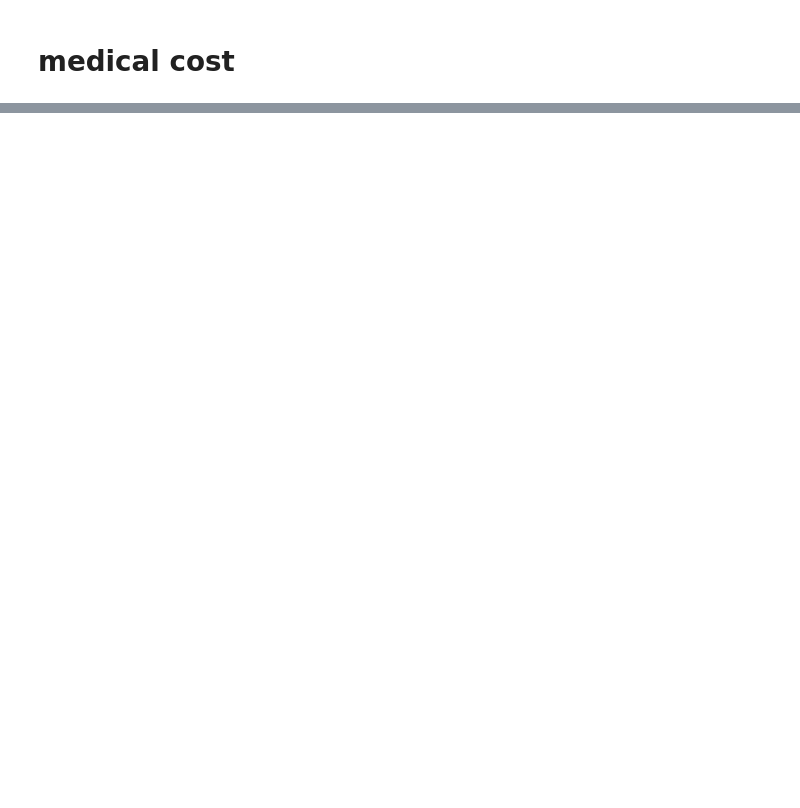
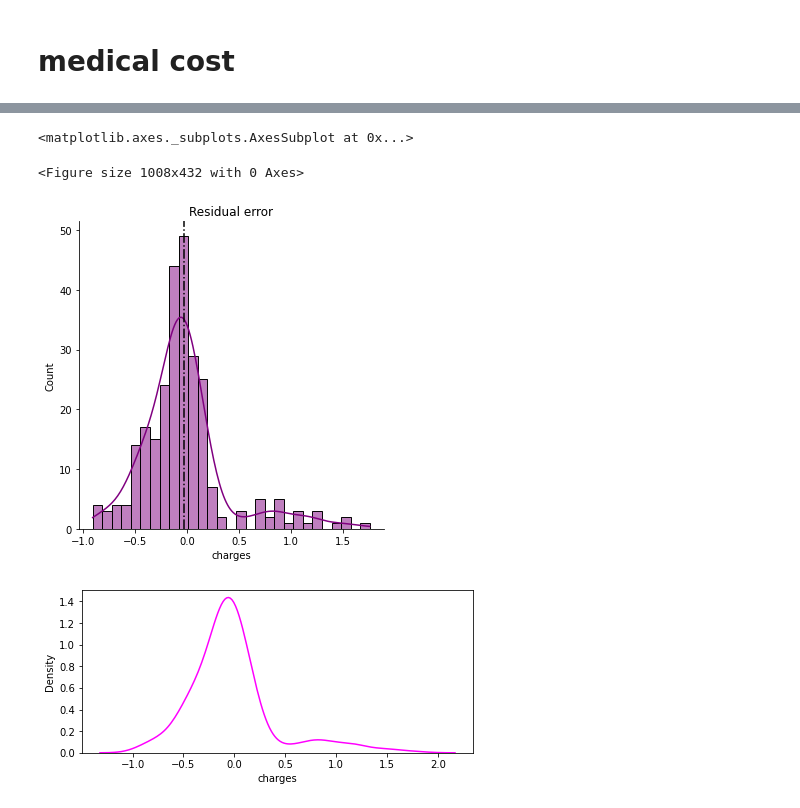
Before and after one commit to naksh-atra/ML_, a Jupyter notebook: LinearRegression.ipynb, the cells around one changed output, grey strips where cells are left out. Drawn from its saved outputs; the diff is of its cells as text; code cells hidden in the pictures; blank space fills up the shorter version.

```diff
--- a/LinearRegression.ipynb
+++ b/LinearRegression.ipynb
@@ -187 +183,16 @@ ax.set_title('Check for Residual normality & mean: \n Residual eror');
+# %%
+# Check for Residual normality & mean
+f = plt.figure(figsize=(14,6))
+sns.displot((y_test - y_pred_sk), color='purple', kde=True)
+plt.axvline((y_test - y_pred_sk).mean(), color='black', linestyle='-.')
+plt.title('Residual error');
+
+
+f = plt.figure(figsize=(7,3))
+sns.kdeplot((y_test - y_pred_sk), color='magenta')
+# %% [output]
+<matplotlib.axes._subplots.AxesSubplot at 0x...>
+<Figure size 1008x432 with 0 Axes>
+[figure, added]
+[figure, added]
 # %%
```
Also changed, not shown: parts of 25 cells of this notebook.
